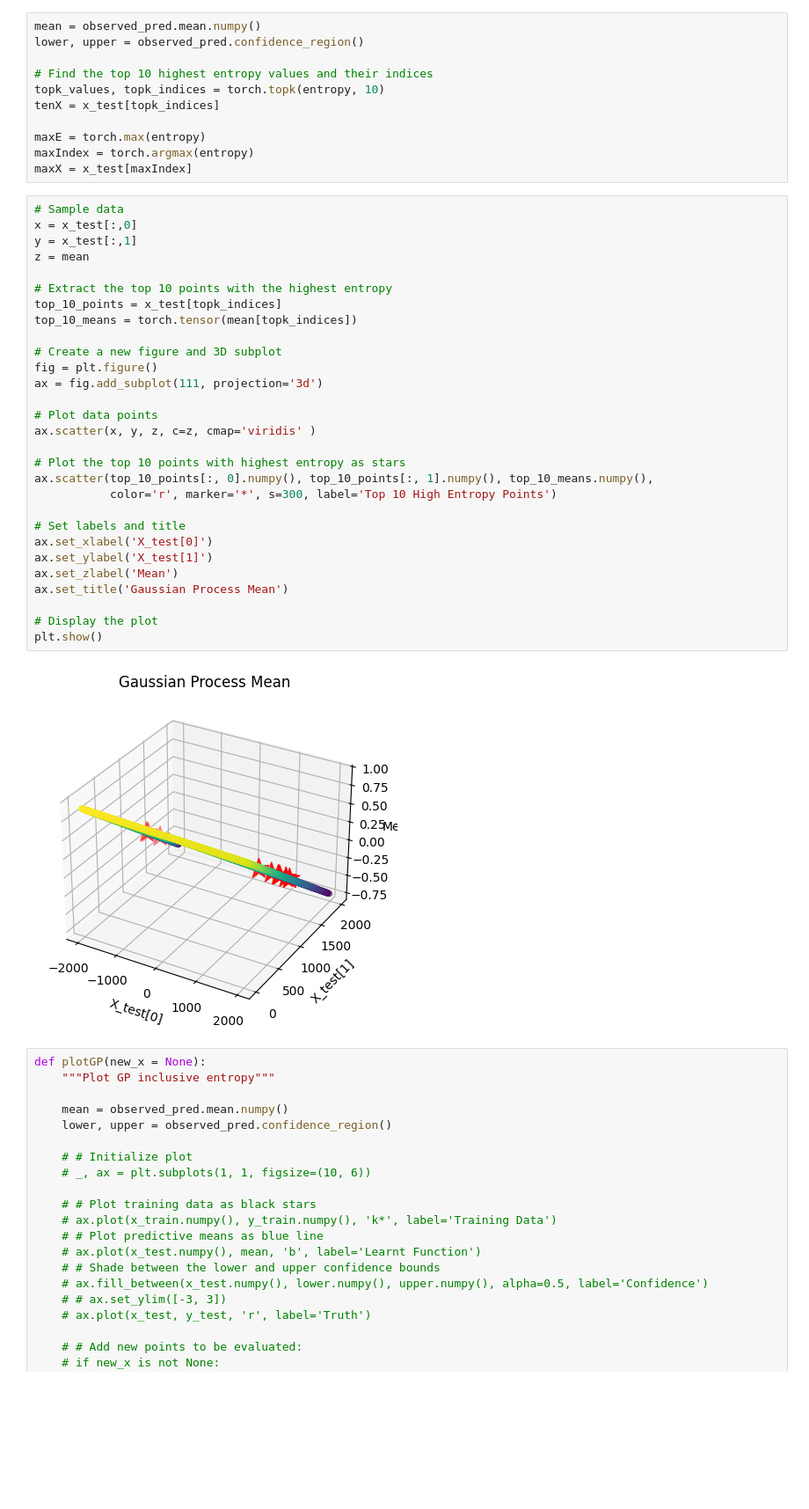
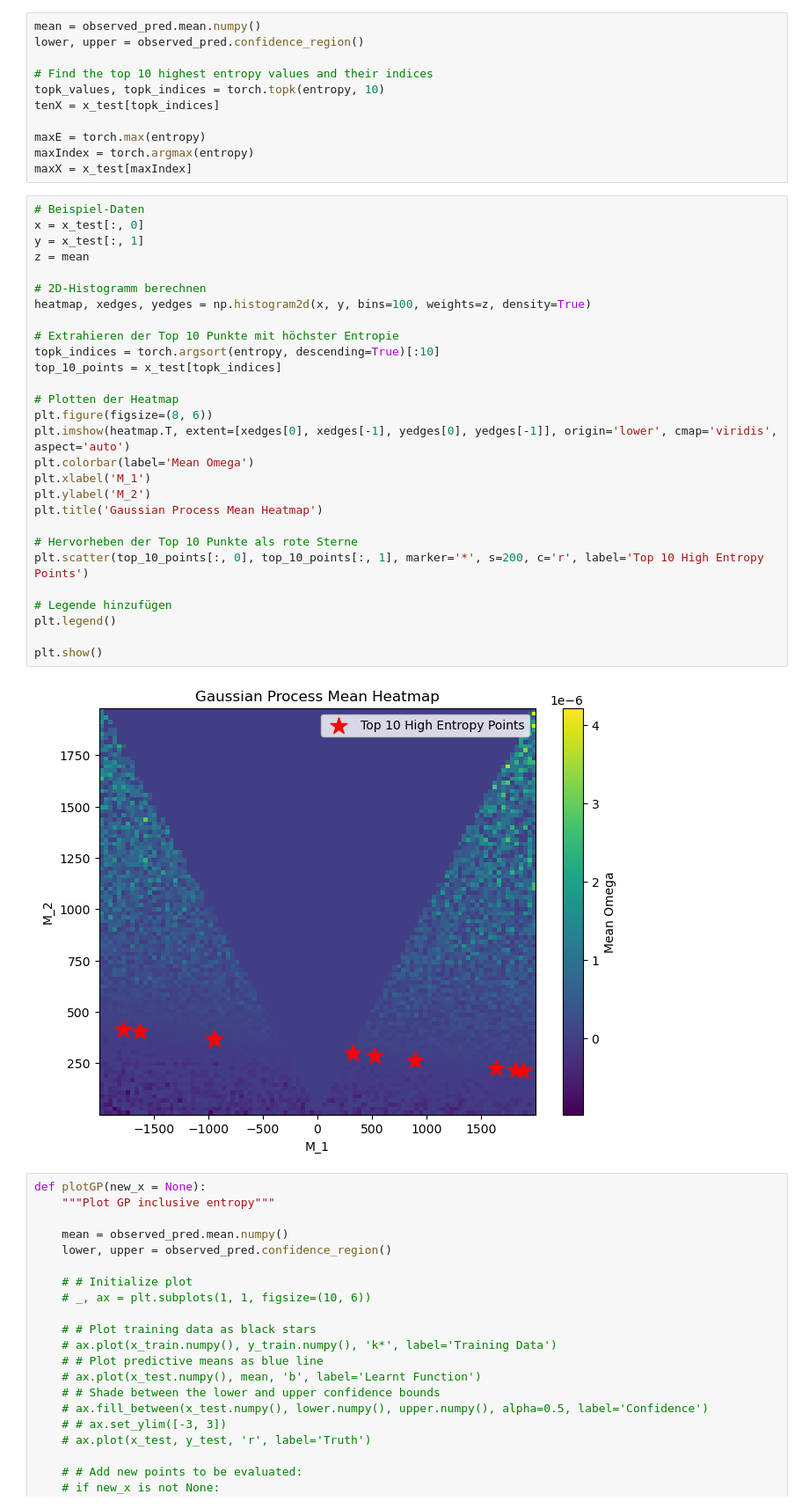
Before and after one commit to DomeVoss95/ActiveLearning_pMSSMwithGP, a Jupyter notebook: model/Toy_model2D.ipynb, the cells around one changed output. Shown at 88% size. Saved outputs shown, nothing was run; the diff lists cells and outputs as text; blank space fills up the shorter version.

```diff
--- a/model/Toy_model2D.ipynb
+++ b/model/Toy_model2D.ipynb
@@ -267,37 +283,36 @@ tenX = x_test[topk_indices]
 maxE = torch.max(entropy)
 maxIndex = torch.argmax(entropy)
 maxX = x_test[maxIndex]
-# %%
-# Sample data
-x = x_test[:,0]
-y = x_test[:,1]
-z = mean
-
-# Extract the top 10 points with the highest entropy
-top_10_points = x_test[topk_indices]
-top_10_means = torch.tensor(mean[topk_indices])
-
-# Create a new figure and 3D subplot
-fig = plt.figure()
-ax = fig.add_subplot(111, projection='3d')
-
-# Plot data points
-ax.scatter(x, y, z, c=z, cmap='viridis' )
-
-# Plot the top 10 points with highest entropy as stars
-ax.scatter(top_10_points[:, 0].numpy(), top_10_points[:, 1].numpy(), top_10_means.numpy(),
-           color='r', marker='*', s=300, label='Top 10 High Entropy Points')
-
-# Set labels and title
-ax.set_xlabel('X_test[0]')
-ax.set_ylabel('X_test[1]')
-ax.set_zlabel('Mean')
-ax.set_title('Gaussian Process Mean')
-
-# Display the plot
-plt.show()
-# %% [output]
-[figure, removed]
+# %%
+# Beispiel-Daten
+x = x_test[:, 0]
+y = x_test[:, 1]
+z = mean
+
+# 2D-Histogramm berechnen
+heatmap, xedges, yedges = np.histogram2d(x, y, bins=100, weights=z, density=True)
+
+# Extrahieren der Top 10 Punkte mit höchster Entropie
+topk_indices = torch.argsort(entropy, descending=True)[:10]
+top_10_points = x_test[topk_indices]
+
+# Plotten der Heatmap
+plt.figure(figsize=(8, 6))
+plt.imshow(heatmap.T, extent=[xedges[0], xedges[-1], yedges[0], yedges[-1]], origin='lower', cmap='viridis', aspect='auto')
+plt.colorbar(label='Mean Omega')
+plt.xlabel('M_1')
+plt.ylabel('M_2')
+plt.title('Gaussian Process Mean Heatmap')
+
+# Hervorheben der Top 10 Punkte als rote Sterne
+plt.scatter(top_10_points[:, 0], top_10_points[:, 1], marker='*', s=200, c='r', label='Top 10 High Entropy Points')
+
+# Legende hinzufügen
+plt.legend()
+
+plt.show()
+# %% [output]
+[figure, added]
 # %%
 def plotGP(new_x = None):
     """Plot GP inclusive entropy"""
```
Also changed, not shown: parts of 13 cells of this notebook, 3 other files.
